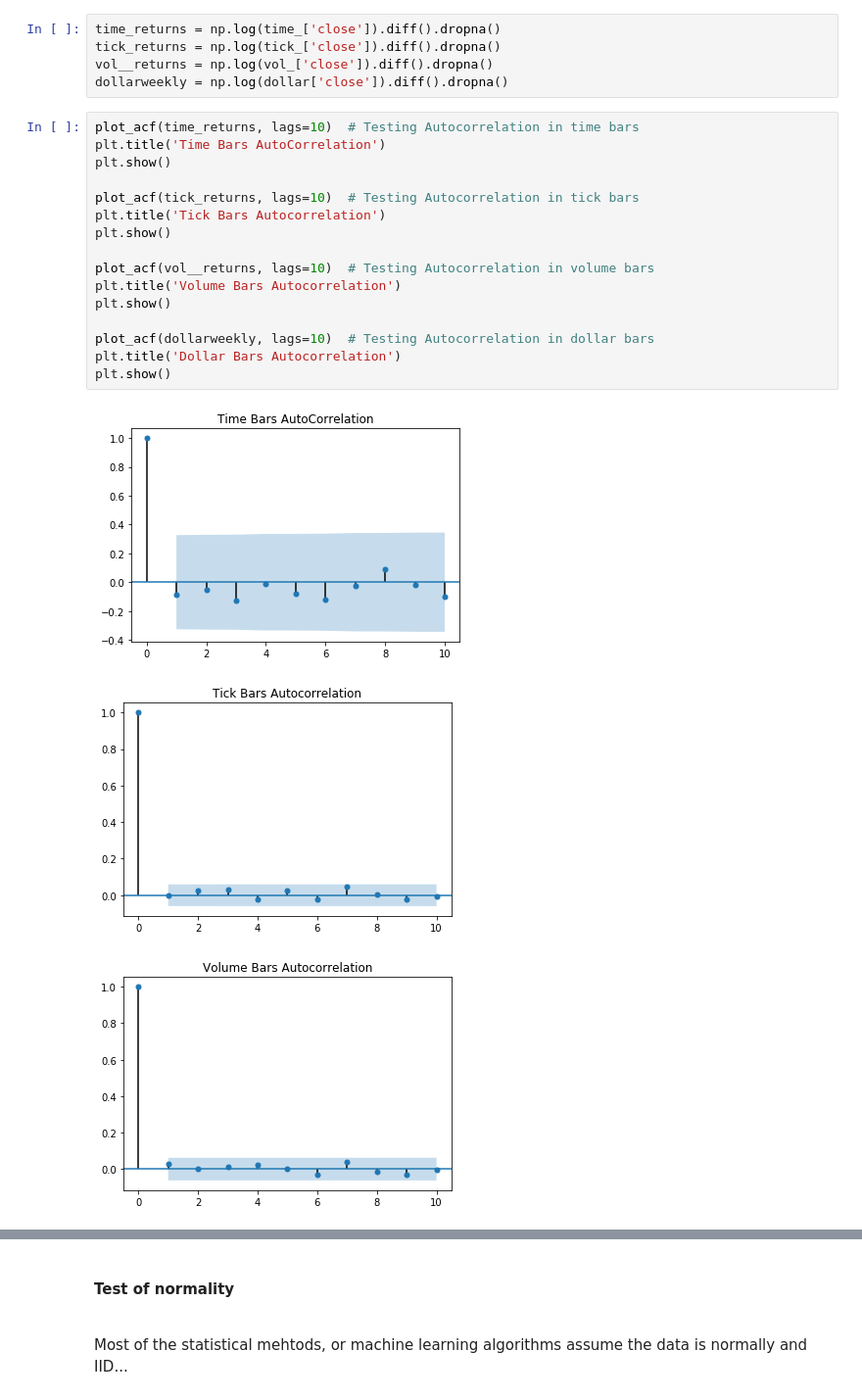
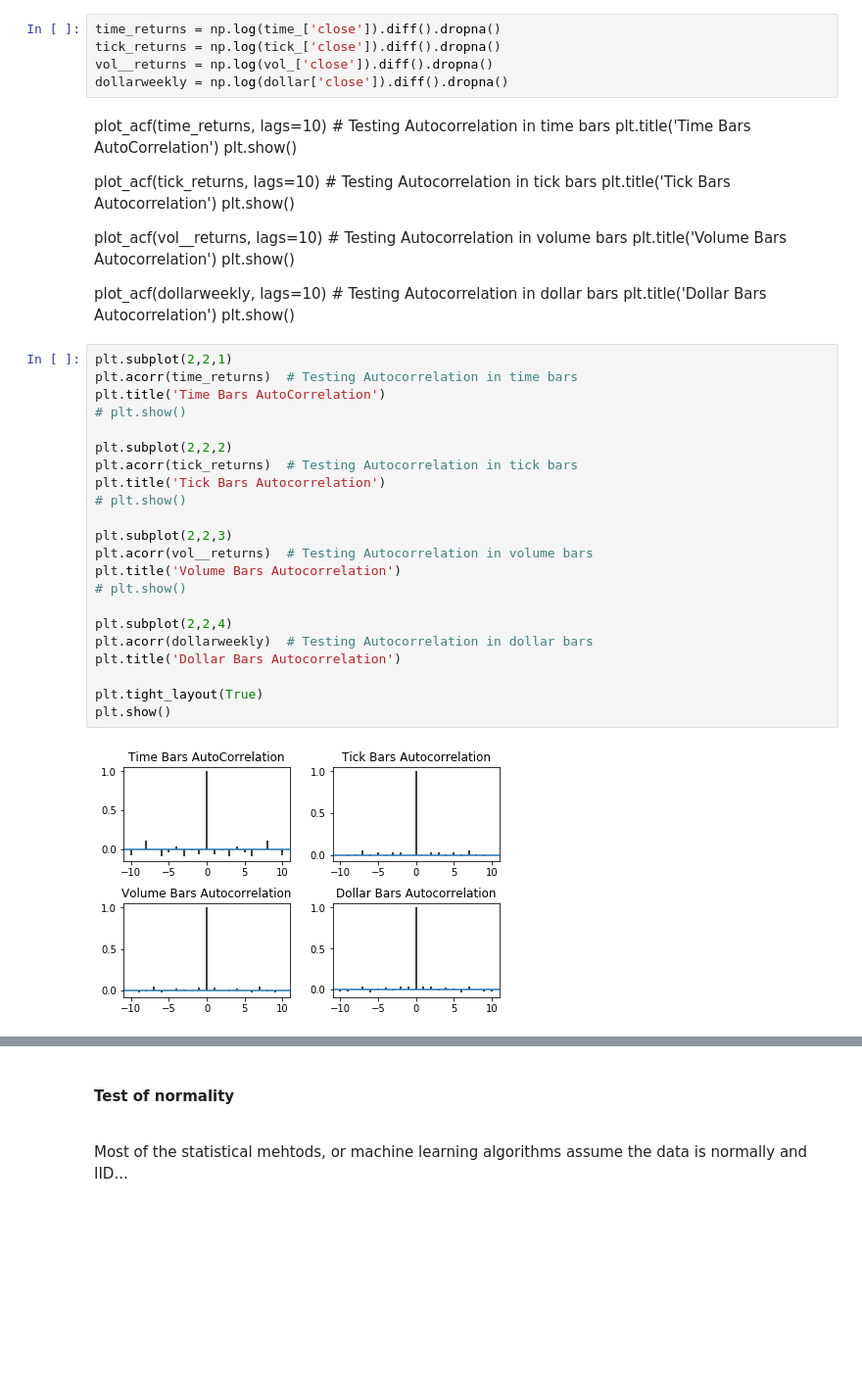
Before and after one commit to NeelkanthMehta/financial-data-structures, a Jupyter notebook: 2018_10_23-WQU_MsFE_650-assignment_01.ipynb, the cells around one changed output, grey strips where cells are left out. Shown at 98% size. Cells and saved outputs as stored; diff of their text form; blank space fills up the shorter version.

```diff
--- a/2018_10_23-WQU_MsFE_650-assignment_01.ipynb
+++ b/2018_10_23-WQU_MsFE_650-assignment_01.ipynb
@@ -81,23 +99,43 @@ time_returns = np.log(time_['close']).diff().dropna()
 tick_returns = np.log(tick_['close']).diff().dropna()
 vol__returns = np.log(vol_['close']).diff().dropna()
 dollarweekly = np.log(dollar['close']).diff().dropna()
+# %% [markdown]
+plot_acf(time_returns, lags=10)  # Testing Autocorrelation in time bars
+plt.title('Time Bars AutoCorrelation')
+plt.show()
+
+plot_acf(tick_returns, lags=10)  # Testing Autocorrelation in tick bars
+plt.title('Tick Bars Autocorrelation')
+plt.show()
+
+plot_acf(vol__returns, lags=10)  # Testing Autocorrelation in volume bars
+plt.title('Volume Bars Autocorrelation')
+plt.show()
+
+plot_acf(dollarweekly, lags=10)  # Testing Autocorrelation in dollar bars
+plt.title('Dollar Bars Autocorrelation')
+plt.show()
 # %%
-plot_acf(time_returns, lags=10)  # Testing Autocorrelation in time bars
+plt.subplot(2,2,1)
+plt.acorr(time_returns)  # Testing Autocorrelation in time bars
 plt.title('Time Bars AutoCorrelation')
+# plt.show()
+
+plt.subplot(2,2,2)
+plt.acorr(tick_returns)  # Testing Autocorrelation in tick bars
+plt.title('Tick Bars Autocorrelation')
+# plt.show()
+
+plt.subplot(2,2,3)
+plt.acorr(vol__returns)  # Testing Autocorrelation in volume bars
+plt.title('Volume Bars Autocorrelation')
+# plt.show()
+
+plt.subplot(2,2,4)
+plt.acorr(dollarweekly)  # Testing Autocorrelation in dollar bars
+plt.title('Dollar Bars Autocorrelation')
+
+plt.tight_layout(True)
 plt.show()
-
-plot_acf(tick_returns, lags=10)  # Testing Autocorrelation in tick bars
-plt.title('Tick Bars Autocorrelation')
-plt.show()
-
-plot_acf(vol__returns, lags=10)  # Testing Autocorrelation in volume bars
-plt.title('Volume Bars Autocorrelation')
-plt.show()
-
-plot_acf(dollarweekly, lags=10)  # Testing Autocorrelation in dollar bars
-plt.title('Dollar Bars Autocorrelation')
-plt.show()
 # %% [output]
-[figure, old version]
+[figure, new version]
-[figure, removed]
-[figure, removed]
```
Also changed, not shown: parts of 8 cells of this notebook.
